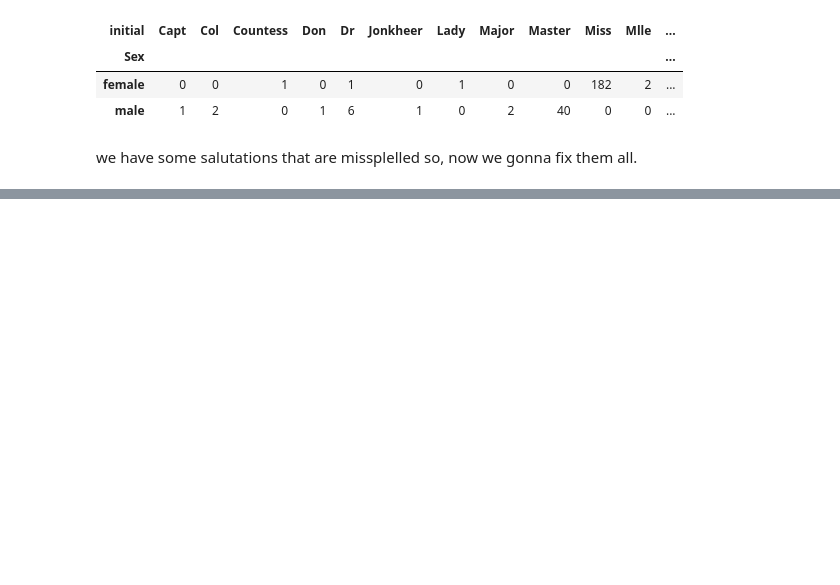
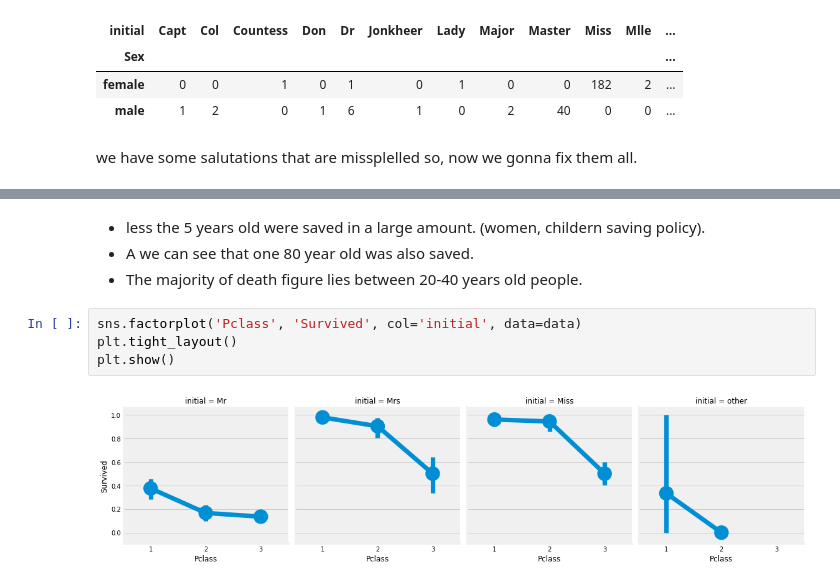
Before and after one commit to JunaidAsghar/Titanic-ML, a Jupyter notebook: Titanic.ipynb, the cells around one changed output, grey strips where cells are left out. Cells and saved outputs as stored; diff of their text form; blank space fills up the shorter version.

```diff
--- a/Titanic.ipynb
+++ b/Titanic.ipynb
@@ -184,0 +210,10 @@ Name: Age, dtype: float64
+# %% [markdown]
+- less the 5 years old were saved in a large amount. (women, childern saving policy).
+- A we can see that one 80 year old was also saved.
+- The majority of death figure lies between 20-40 years old people.
+# %%
+sns.factorplot('Pclass', 'Survived', col='initial', data=data)
+plt.tight_layout()
+plt.show()
+# %% [output]
+[figure, added]
```
Also changed, not shown: parts of 32 cells of this notebook.
